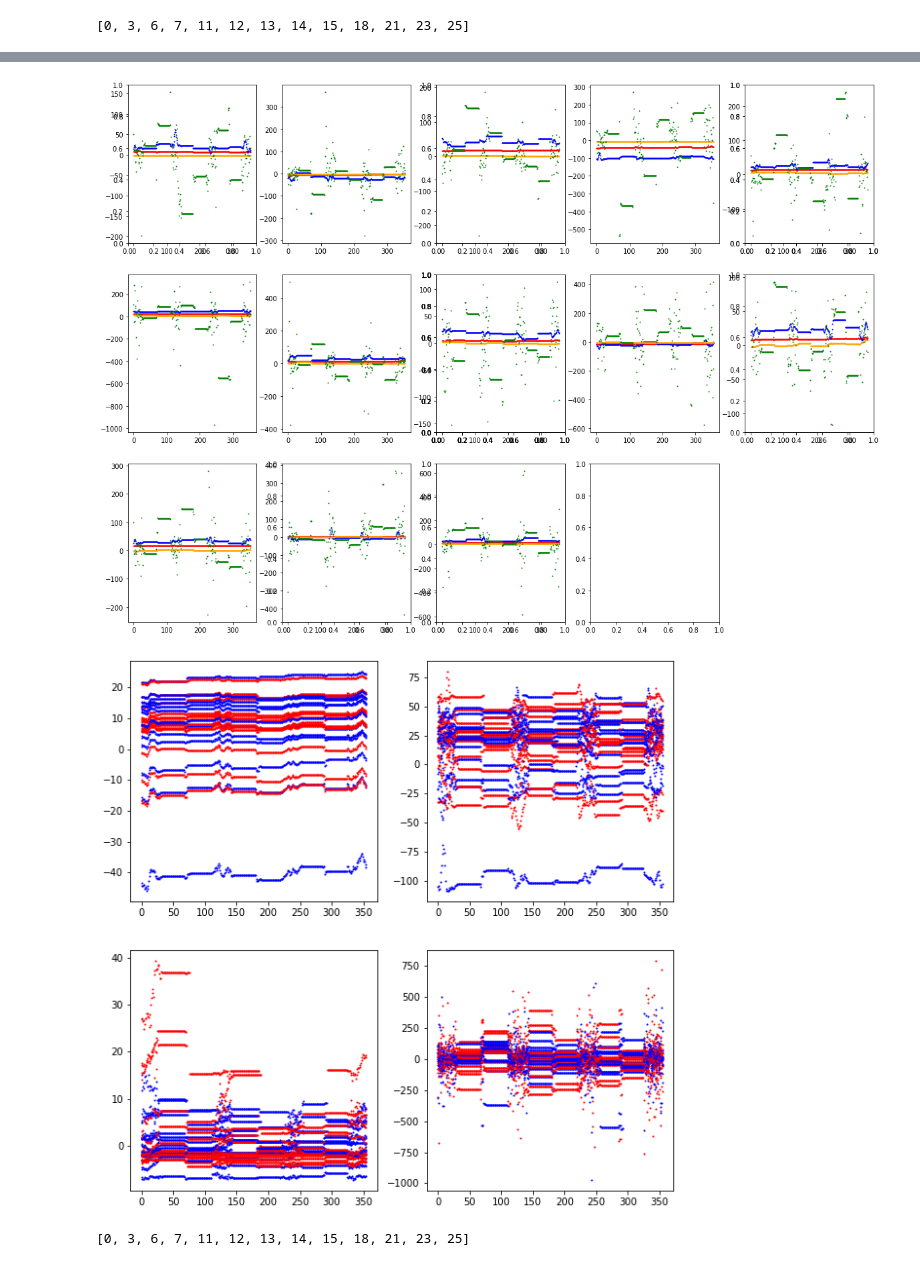
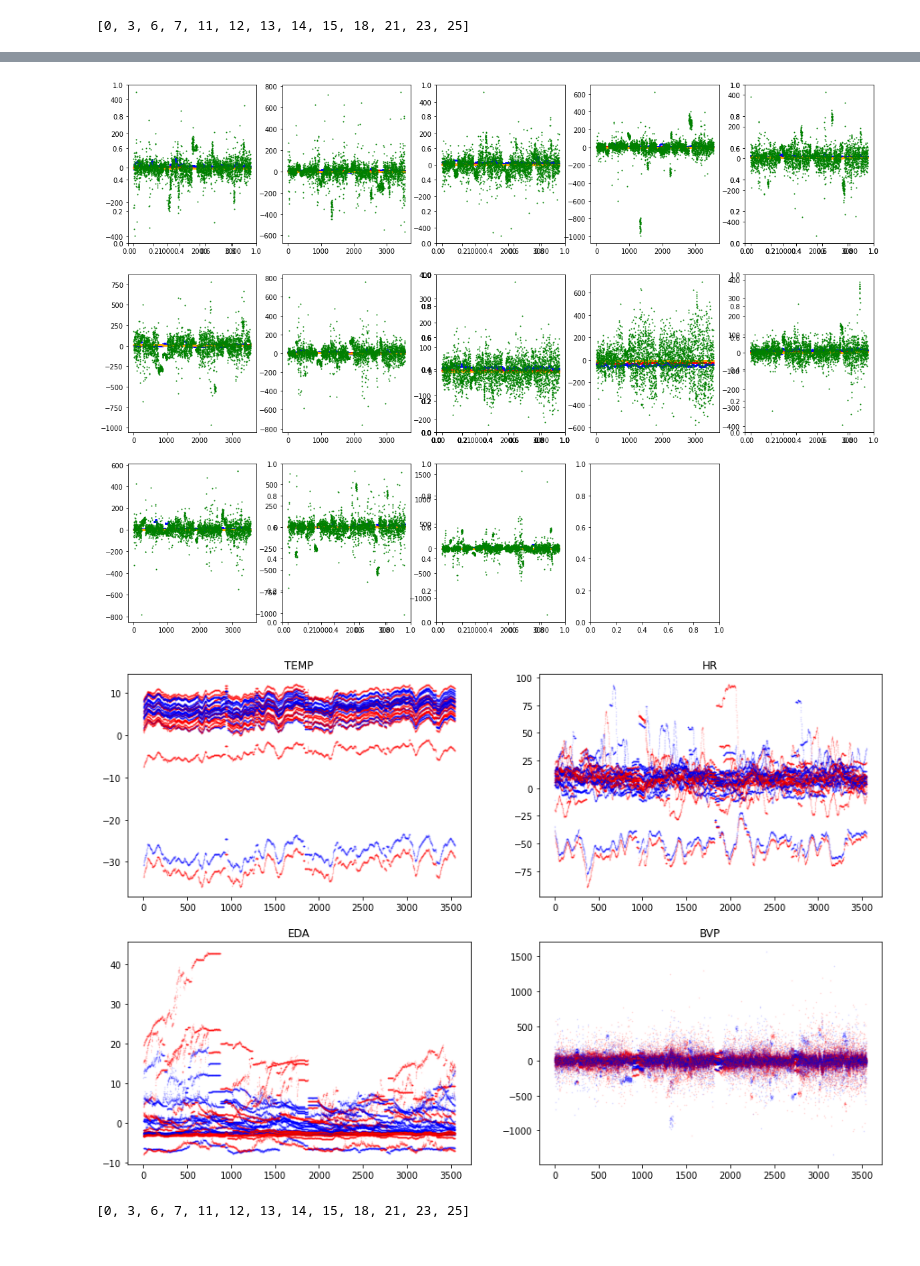
Before and after one commit to s180820/02582-Case2, a Jupyter notebook: case2_tucker.ipynb, the cells around one changed output, grey strips where cells are left out. Drawn from its saved outputs; the diff is of its cells as text; code cells hidden in the pictures.

Commit message:
All analysis done
Decompose the dataset resampled and tensorlized to modes [N_samples=26, timepoints=3550, bio-features=3]

```diff
--- a/case2_tucker.ipynb
+++ b/case2_tucker.ipynb
@@ -528,4 +512,8 @@ res = x-x_reconstruct
 # %%
+core, factors = tucker(x, rank=[2, 4, 3])
+x_reconstruct = tucker_to_tensor((core, factors))
+res = x-x_reconstruct
+
 print(core[0])
 print('\n')
 print(core[1])
@@ -560,3 +550,16 @@ print([f.shape for f in factors])
 Setting the dimensionality of biosignals to 2 also suggests different clusterings of the two roles, but the large overlapping area does not to be satisfying a result.
 
 - residuls against reconstruct
+# %%
+x_phase2 = np.zeros((N_ppl, n_timepoints, 4))
+
+for i,df in enumerate(dfs_bios_by_person):
+    df = df[df.phase==2]
+    rng = pd.date_range(df.time.min(), df.time.max(), periods=n_timepoints)
+    x_phase2[i,:] = df.set_index('time').reindex(rng, method='nearest')[bio_types[:-1]].to_numpy()
+
+print(x_phase2.shape)
+
+core2, factors2 = tucker(x_phase2, rank=[2, 4, 3])
+x_reconstruct2 = tucker_to_tensor((core2, factors2))
+res2 = x_phase2-x_reconstruct2
@@ -583,6 +588,6 @@ for p in range(26):
     ax = fig.add_subplot(4,5, k+1)
     if p in puzzler_ind:
         for d in range(4):
-            ax.scatter(range(355), res[p,:,d], s=1, c=colors[d])
+            ax.scatter(range(n_timepoints), res[p,:,d], s=1, c=colors[d])
         k+=1
 # %% [output]
@@ -595,25 +600,27 @@ for p in range(26):
     ax = fig.add_subplot(4,5, k+1)
     if p not in puzzler_ind:
         for d in range(4):
-            ax.scatter(range(355), res[p,:,d], s=1, c=colors[d])
+            ax.scatter(range(n_timepoints), res[p,:,d], s=1, c=colors[d])
         k+=1
 # %% [output]
-[figure, old version]
+[figure, new version]
 # %%
-fig = plt.figure(figsize=(10,10))
+fig = plt.figure(figsize=(15,10))
 k=0
 
 for j in range(4):
+
     ax = fig.add_subplot(2,2,j+1)
+    ax.set_title(bio_types[j])
     for p in range(26):
         if p in puzzler_ind:
-            ax.scatter(range(355), res[p,:,j], s=1, c=colors[0])
+            ax.scatter(range(n_timepoints), res[p,:,j], s=0.5, c=colors[0], alpha=0.1)
             k+=1
         else:
-            ax.scatter(range(355), res[p,:,j], s=1, c=colors[1])
+            ax.scatter(range(n_timepoints), res[p,:,j], s=0.5, c=colors[1],alpha=0.1)
             k+=1
 # %% [output]
-[figure, old version]
+[figure, new version]
 # %%
 puzzler_ind
 # %% [output]
```
Also changed, not shown: parts of 31 cells of this notebook.
